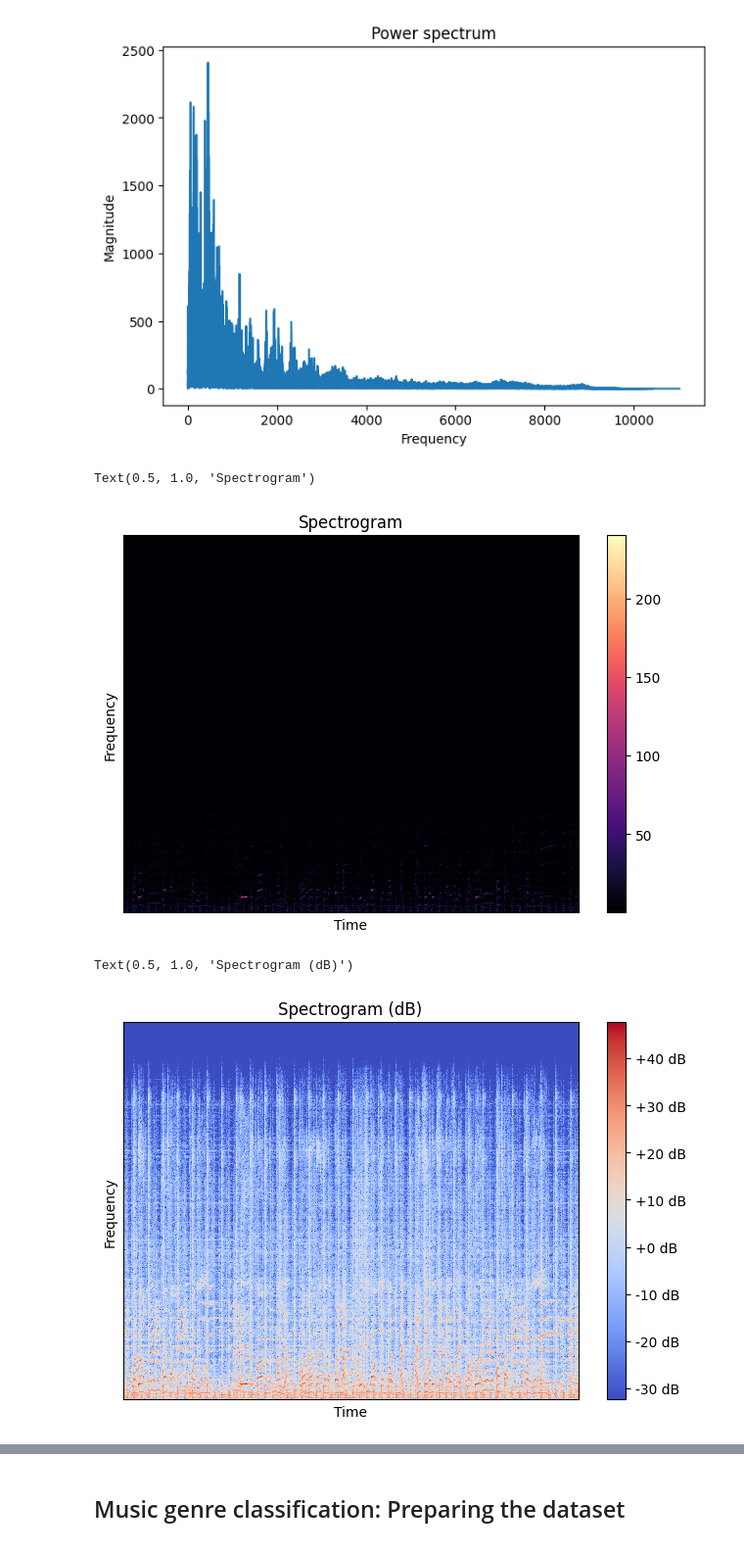
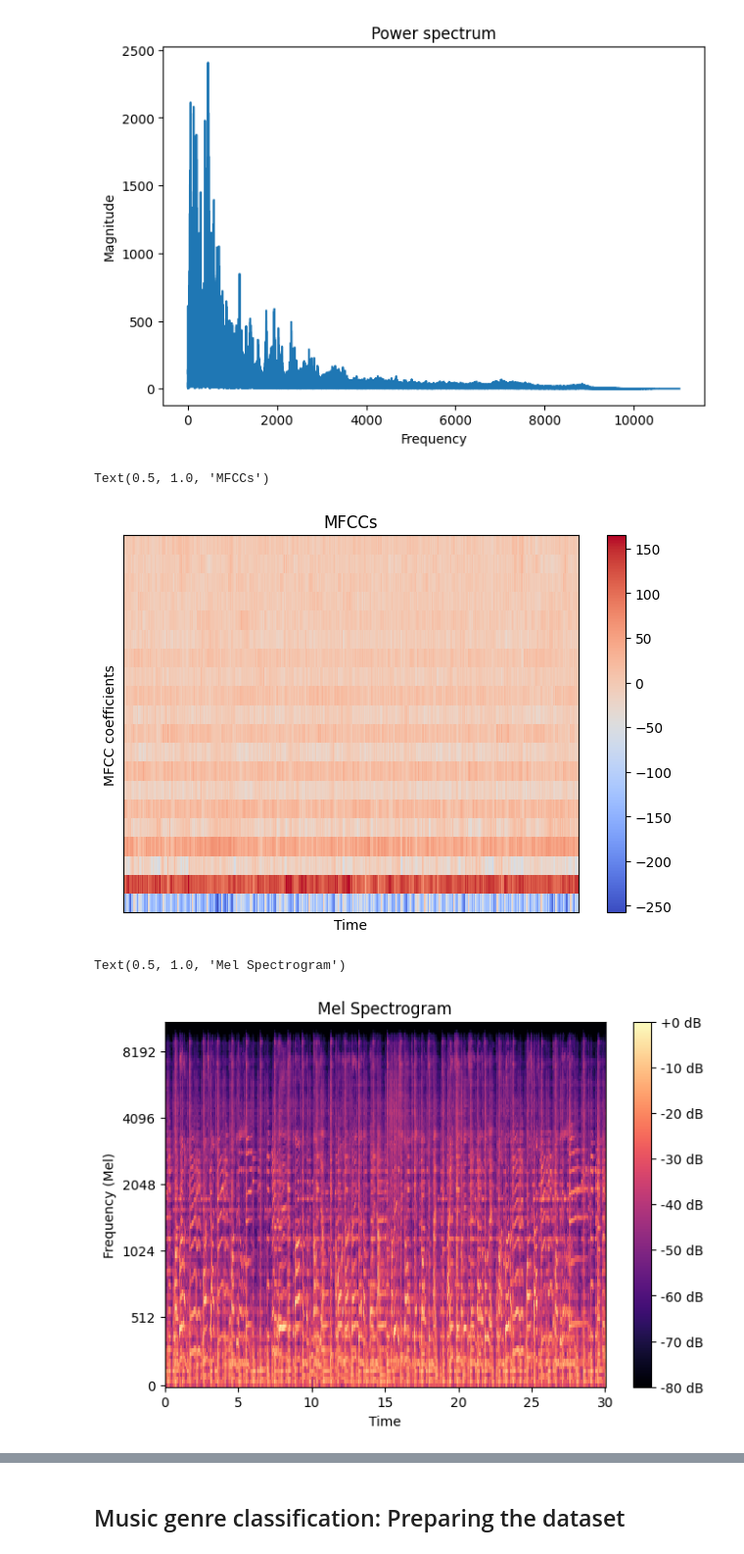
Before and after one commit to AyaSafan/Music-Genre-Classification, a Jupyter notebook: MEL-Music-Genre-Classification.ipynb, the cells around one changed output, grey strips where cells are left out. Shown: that part at 98% size. Drawn from its saved outputs; the diff is of its cells as text; code cells hidden in the pictures.

```diff
--- a/MEL-Music-Genre-Classification.ipynb
+++ b/MEL-Music-Genre-Classification.ipynb
@@ -10,7 +12,7 @@ drive.mount('/content/drive')
 # %%
 FIG_SIZE = (7.5,5)
 
-file = "/content/drive/MyDrive/Colab Notebooks/AI-2024/Data/genres_original/blues/blues.00000.wav"
+file = "/content/drive/MyDrive/Colab-Notebooks/AI-2024/Data/genres_original/blues/blues.00000.wav"
 
 # load audio file usig Librosa
 signal, sample_rate = librosa.load(file, sr=22050)
@@ -44,34 +46,37 @@ plt.title("Power spectrum")
 Text(0.5, 1.0, 'Power spectrum')
 [figure]
 # %%
-# STFT Spectrogram
-n_fft = 2048
-hop_length = 512
+# MFCCs
+MFCCs = librosa.feature.mfcc(y=signal, sr=sample_rate, n_fft=n_fft, hop_length=hop_length, n_mfcc=20)
 
-# perform stft
-stft = librosa.stft(signal, n_fft=n_fft, hop_length=hop_length)
-
-spectrogram = np.abs(stft)
-
-# display spectrogram
+# display MFCCs
 plt.figure(figsize=FIG_SIZE)
-librosa.display.specshow(spectrogram, sr=sample_rate, hop_length=hop_length)
+librosa.display.specshow(MFCCs, sr=sample_rate, hop_length=hop_length)
 plt.xlabel("Time")
-plt.ylabel("Frequency")
+plt.ylabel("MFCC coefficients")
 plt.colorbar()
-plt.title("Spectrogram")
+plt.title("MFCCs")
 # %% [output]
-Text(0.5, 1.0, 'Spectrogram')
+Text(0.5, 1.0, 'MFCCs')
-[figure, old version]
+[figure, new version]
 # %%
-log_spectrogram = librosa.amplitude_to_db(spectrogram)
+# Mel spectrogram
+n_fft = 2048
+hop_length = 512
+n_mels = 128
 
+mel_spectrogram = librosa.feature.melspectrogram(y=signal, sr=sample_rate, n_fft=n_fft, hop_length=hop_length, n_mels=n_mels)
+
+# Convert Mel spectrogram to dB scale (log scale)
+mel_spectrogram_db = librosa.power_to_db(mel_spectrogram, ref=np.max)
+
+# Display Mel spectrogram
 plt.figure(figsize=FIG_SIZE)
-librosa.display.specshow(log_spectrogram, sr=sample_rate, hop_length=hop_length)
+librosa.display.specshow(mel_spectrogram_db, sr=sample_rate, hop_length=hop_length, x_axis='time', y_axis='mel')
 plt.xlabel("Time")
-plt.ylabel("Frequency")
-plt.colorbar(format="%+2.0f dB")
-plt.title("Spectrogram (dB)")
+plt.ylabel("Frequency (Mel)")
+plt.colorbar(format='%+2.0f dB')
+plt.title("Mel Spectrogram")
 # %% [output]
-Text(0.5, 1.0, 'Spectrogram (dB)')
+Text(0.5, 1.0, 'Mel Spectrogram')
-[figure, old version]
+[figure, new version]
```
Also changed, not shown: parts of 5 cells of this notebook.
